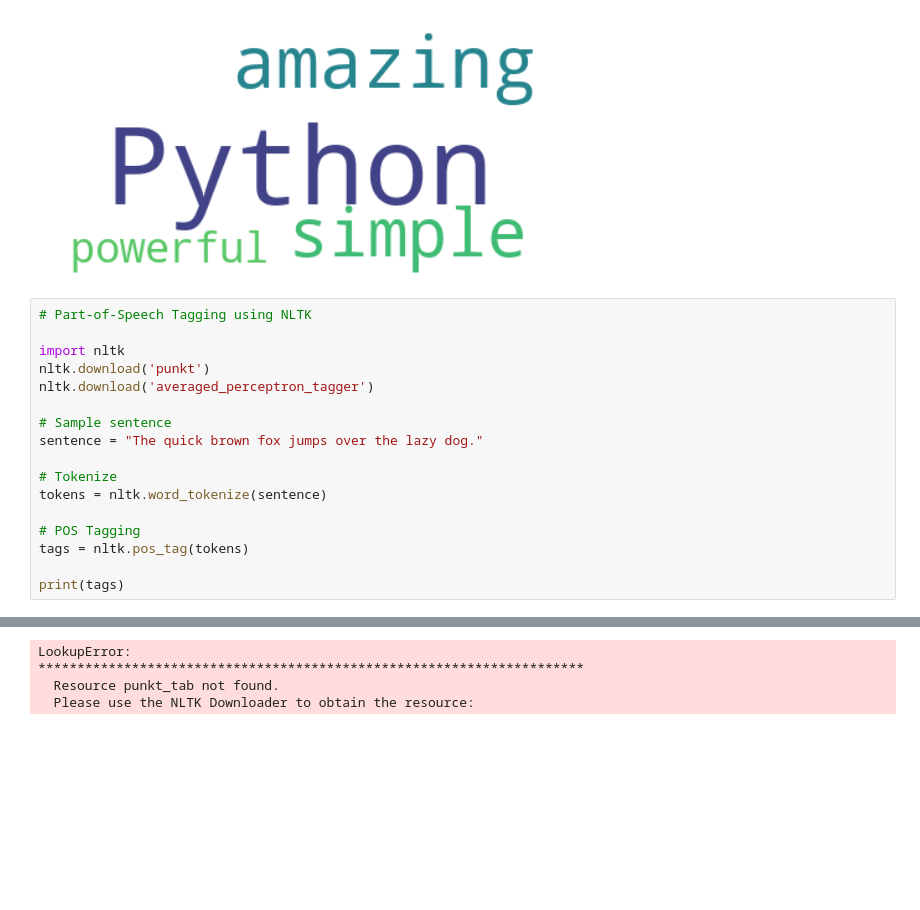
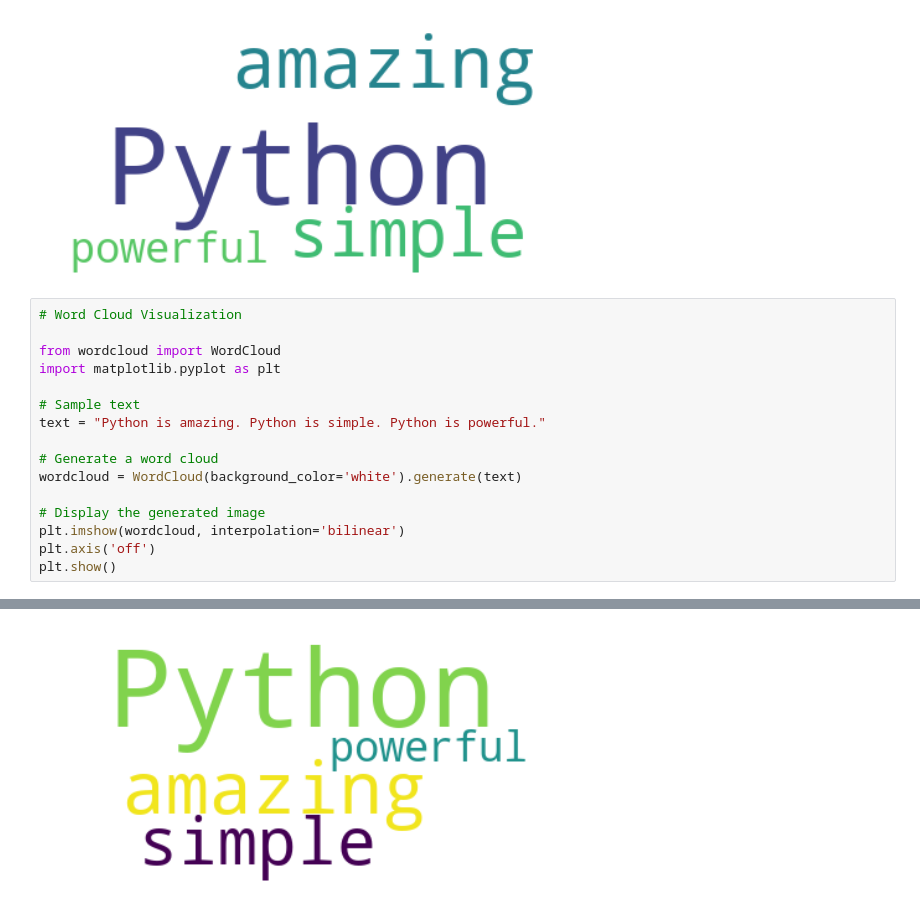
Before and after one commit to nikita98062/Python-Practice, a Jupyter notebook: NLP projects.ipynb, the cells around one changed output, grey strips where cells are left out. Drawn from its saved outputs; the diff is of its cells as text; blank space fills up the shorter version.

```diff
--- a/NLP projects.ipynb
+++ b/NLP projects.ipynb
@@ -1639,20 +1639,19 @@ plt.show()
 # %% [output]
 [figure]
 # %%
-# Part-of-Speech Tagging using NLTK
+# Word Cloud Visualization
 
-import nltk
-nltk.download('punkt')
-nltk.download('averaged_perceptron_tagger')
+from wordcloud import WordCloud
+import matplotlib.pyplot as plt
 
-# Sample sentence
-sentence = "The quick brown fox jumps over the lazy dog."
+# Sample text
+text = "Python is amazing. Python is simple. Python is powerful."
 
-# Tokenize
-tokens = nltk.word_tokenize(sentence)
+# Generate a word cloud
+wordcloud = WordCloud(background_color='white').generate(text)
 
-# POS Tagging
-tags = nltk.pos_tag(tokens)
-
-print(tags)
+# Display the generated image
+plt.imshow(wordcloud, interpolation='bilinear')
+plt.axis('off')
+plt.show()
 # %% [output]
@@ -1666,4 +1658 @@ print(tags)
-LookupError:
-**********************************************************************
-  Resource punkt_tab not found.
-  Please use the NLTK Downloader to obtain the resource:
+[figure, added]
```
Also changed, not shown: parts of 1 cell of this notebook.
